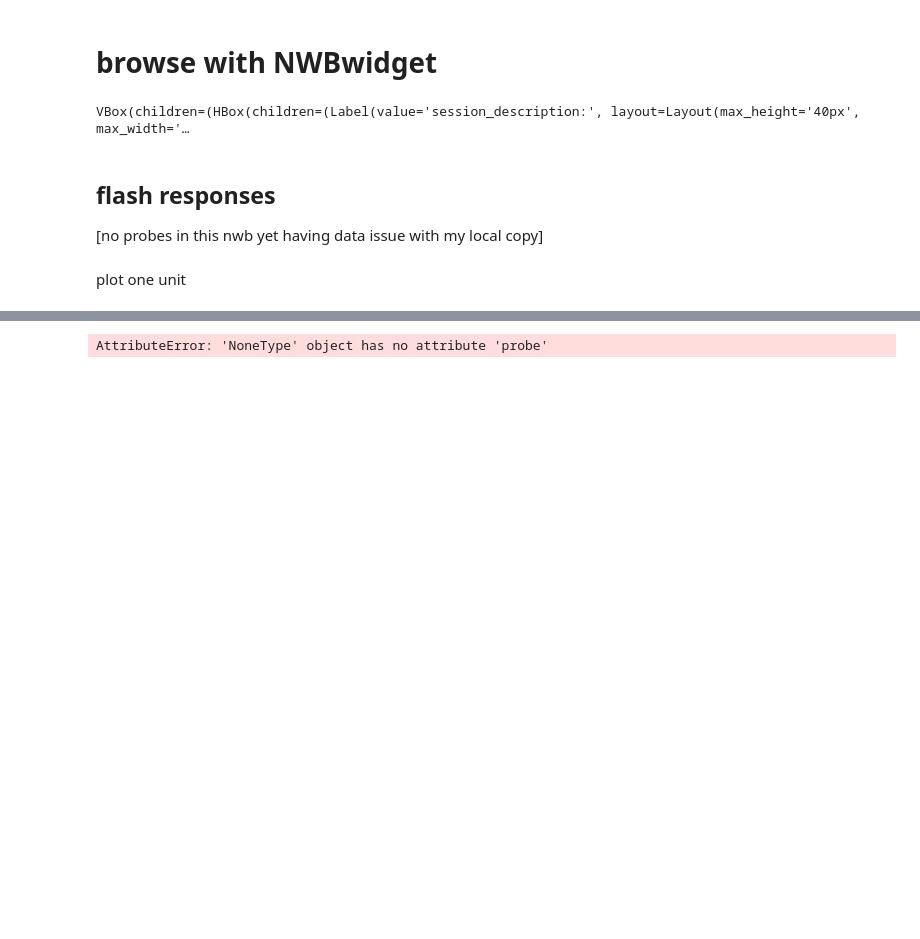
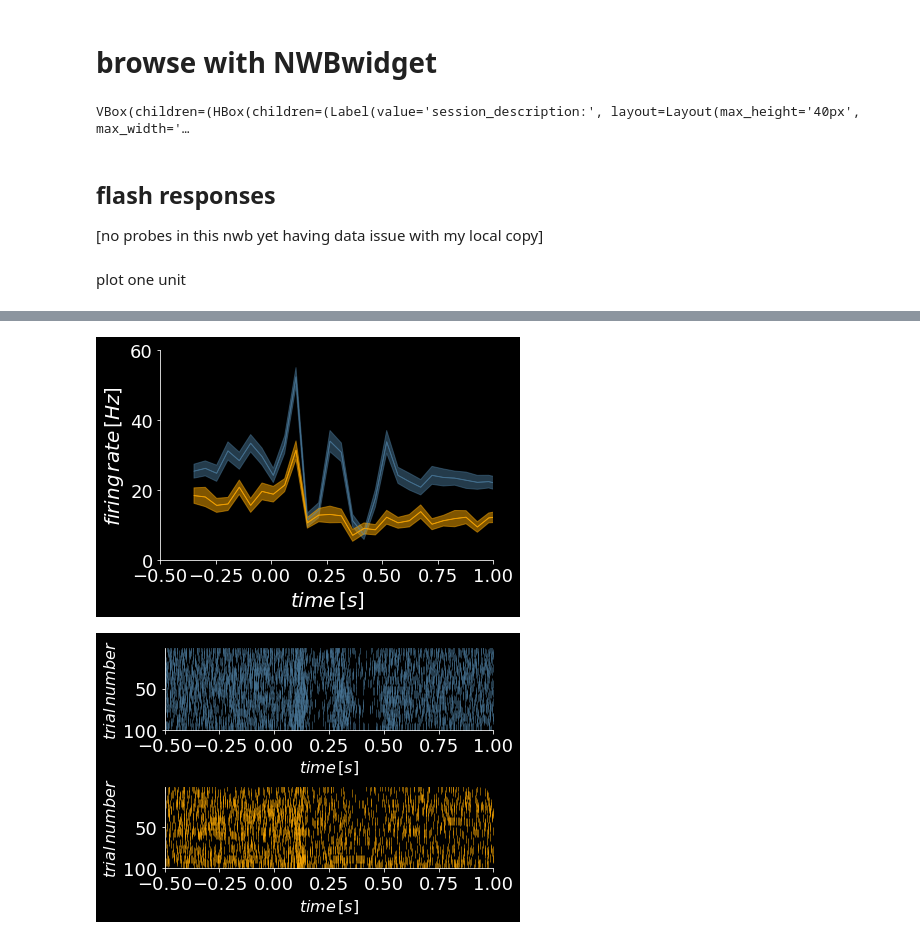
Before and after one commit to denmanlab/djd_notebooks, a Jupyter notebook: makeNWB_paBont_grant.ipynb, the cells around one changed output, grey strips where cells are left out. Drawn from its saved outputs; the diff is of its cells as text; code cells hidden in the pictures; blank space fills up the shorter version.

```diff
--- a/makeNWB_paBont_grant.ipynb
+++ b/makeNWB_paBont_grant.ipynb
@@ -397,4 +395,5 @@ OSError: [Errno 30] Read-only file system: '/Volumes/DATA7/grant/rotation/2023-0
 # %%
+probes = ['A','B','C']
 locations = ['VISp','VISl','VISa;CA1;DG;LP']
 descriptions = ['Neuropixels1.0','Neuropixels1.0','Neuropixels1.0']
 # %%
@@ -449,8 +448,8 @@ for i,unit_row in df_units.iterrows():
     except: klbl=0
     nwbfile.add_unit(id=int(unit_row.name),
                      spike_times=unit_row.times,
-                     electrodes = np.where(unit_row.waveform_weights > 0)[0],
-                     waveform_mean = unit_row.template,
+                    #  electrodes = np.where(unit_row.waveform_weights > 0)[0],
+                    #  waveform_mean = unit_row.template,
 # #                       quality=0.95
                      depth = unit_row.depth,
                      xpos= unit_row.xpos,
@@ -463,13 +462,11 @@ for i,unit_row in df_units.iterrows():
                      probe= unit_row.probe,
                     )
 # %%
-nwb_path = '/Users/danieljdenman/Desktop/pabont_test_stimOnly.nwb'
+nwb_path = '/Users/danieljdenman/Desktop/2023-09-29_16-07-39_PaBont2.nwb'
 with pynwb.NWBHDF5IO(nwb_path, 'w') as io:
     io.write(nwbfile)
 # %% [markdown]
 # Load data
-# %%
-nwb_path = '/Volumes/DATA7/pabont_test_stimOnly.nwb'
 # %%
 nwb = h5py.File(nwb_path,'r')
 # %%
@@ -512,26 +526,27 @@ plot one unit
 # %%
-unit=103
-df1 = df_units[df_units.probe=='B']
+unit=869
+df1 = df_units[df_units.probe=='A'][df_units.label==2]
 f,ax=plt.subplots(1,1)
 psth.psth_line(times=df1[df1.index==unit].spike_times.values[0],
          triggers=df_stim[(df_stim.stimulus=='luminance_flash') & (df_stim.optogenetics_LED_state == 0)].start_time.values,
-              ymax=40,binsize=0.05,axes=ax,color='#487697')
+              ymax=60,binsize=0.05,axes=ax,color='#487697')
 psth.psth_line(times=df1[df1.index==unit].spike_times.values[0],
-         triggers=df_stim[(df_stim.stimulus=='luminance_flash') & (df_stim.optogenetics_LED_state == 1)].start_time.values,
-              ymax=40,binsize=0.05,axes=ax,color='#ffaa00')
+         triggers=df_stim[(df_stim.stimulus=='luminance_flash_opto') ].start_time.values,
+              ymax=60,binsize=0.05,axes=ax,color='#ffaa00')
 plt.tight_layout()
 # f.savefig('/Users/danieljdenman/Academics/grants/applications/20230305_R01_NEI_resub/figures/eArch_LM_psth.eps')
 # f.savefig('/Users/danieljdenman/Academics/grants/applications/20230305_R01_NEI_resub/figures/eArch_LM_psth.png')
 
 f,ax=plt.subplots(2,1)
 psth.raster(times=df1[df1.index==unit].spike_times.values[0],
          triggers=df_stim[(df_stim.stimulus=='luminance_flash') & (df_stim.optogenetics_LED_state == 0)].start_time.values,
               axes=ax[0],color='#487697',timeDomain=True,post=1.5,ms=8)
 psth.raster(times=df1[df1.index==unit].spike_times.values[0],
-         triggers=df_stim[(df_stim.stimulus=='luminance_flash') & (df_stim.optogenetics_LED_state == 1)].start_time.values,
+         triggers=df_stim[(df_stim.stimulus=='luminance_flash_opto') ].start_time.values,
               axes=ax[1],color='#ffaa00',timeDomain=True,post=1.5,ms=8)
 for ax_ in ax: ax_.set_xlim(-0.5,1.0)
 plt.tight_layout()
 # f.savefig('/Users/danieljdenman/Academics/grants/applications/20230305_R01_NEI_resub/figures/eArch_LM_raster.eps')
 # %% [output]
-AttributeError: 'NoneType' object has no attribute 'probe'
+[figure, added]
+[figure, added]
```
Also changed, not shown: parts of 3 cells of this notebook.
